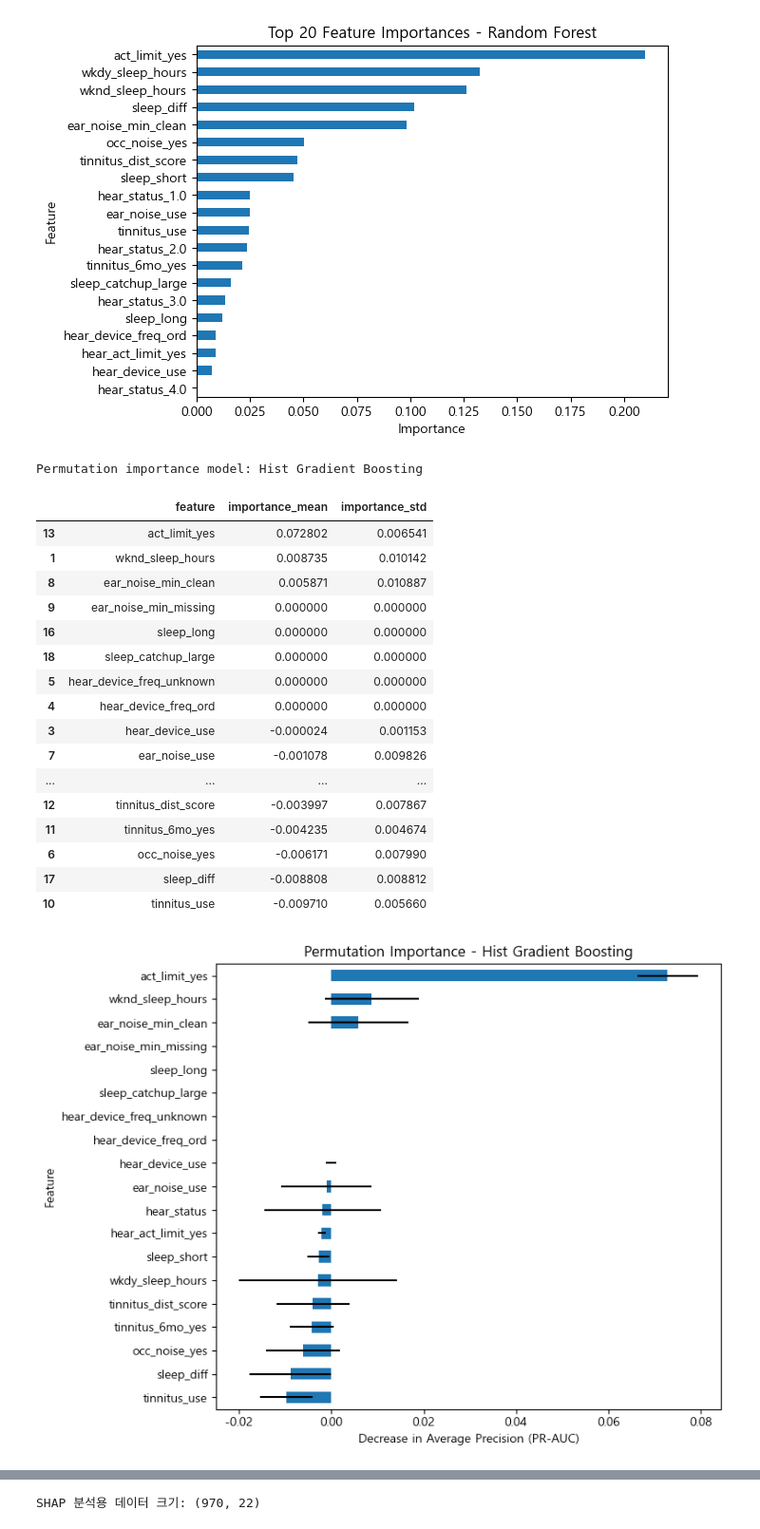
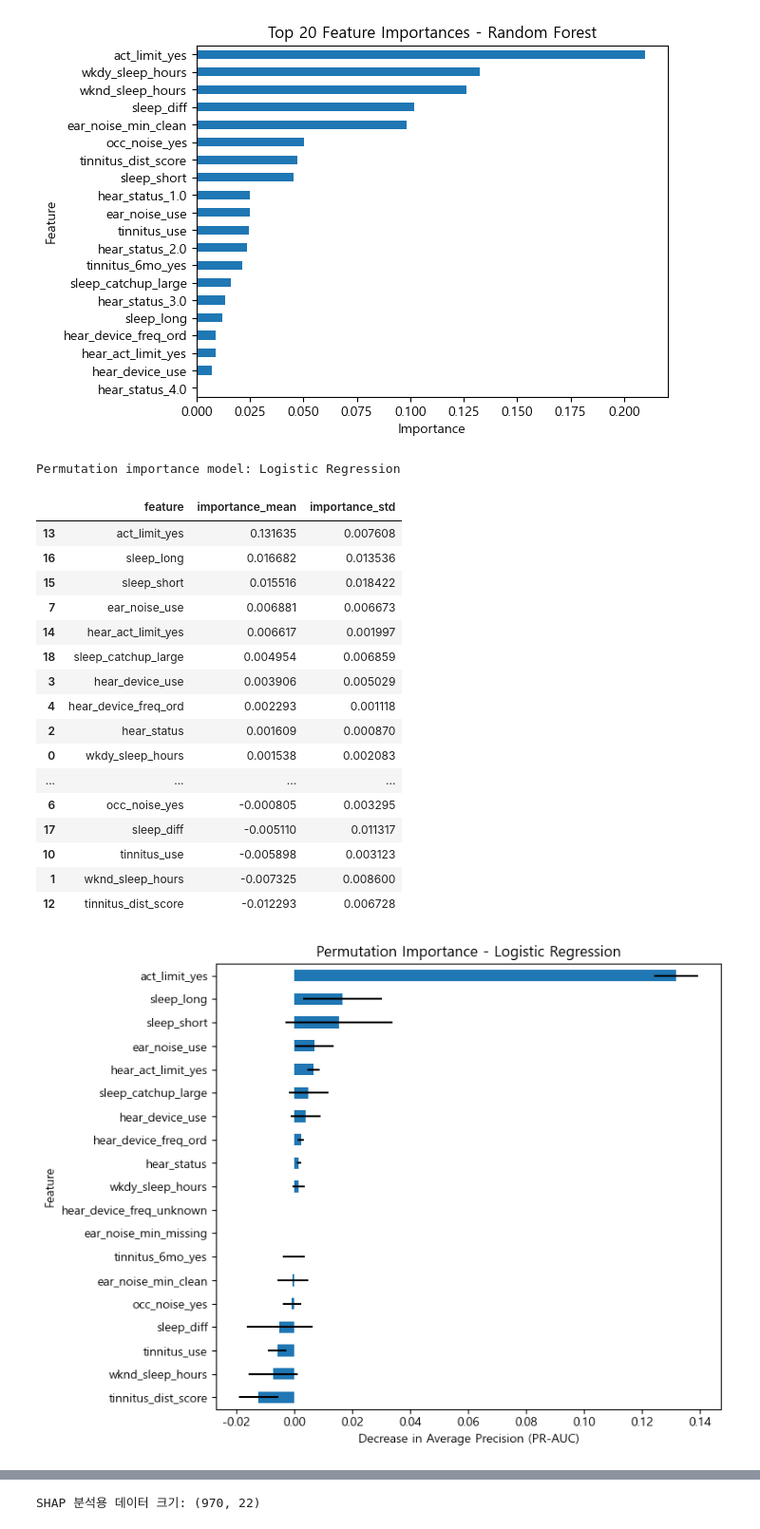
Before and after one commit to 2026-1st/Team-5, a Jupyter notebook: Team5_KNHANES2022_Project.ipynb, the cells around one changed output, grey strips where cells are left out. Shown at 95% size. Cells and saved outputs as stored; diff of their text form; code cells hidden in the pictures.

```diff
--- a/Team5_KNHANES2022_Project.ipynb
+++ b/Team5_KNHANES2022_Project.ipynb
@@ -1596,11 +1631,11 @@ for name, pipe in pipelines.items():
     })
 
 results_df = pd.DataFrame(results).sort_values(
-    ["Recall", "F2", "PR-AUC"],
+    ["F2"],
     ascending=False,
 )
 
-print("=== 기본 threshold 기준 모델 성능 비교 (정렬 기준: Recall → F2 → PR-AUC) ===")
-print("※ 본 프로젝트는 1=우울 위험군을 조기에 선별하는 목적이므로 Accuracy보다 Recall/F2/PR-AUC를 우선 해석")
+print("=== 기본 threshold 기준 모델 성능 비교 (정렬 기준: F2) ===")
+print("※ 본 프로젝트는 1=우울 위험군을 조기에 선별하는 목적이므로 Accuracy보다 F2/Recall/PR-AUC를 우선 해석")
 display(results_df)
 # %% [output]
@@ -1678,26 +1650,0 @@ display(threshold_df.sort_values(["f2"], ascending=False).head())
-# %%
-# +추가본: F2-score 기준 threshold 선택
-# F2-score는 Recall에 더 큰 가중치를 주지만, Precision도 함께 반영하는 보조 기준입니다.
-# 단, 최종 조기 선별 기준은 다음 셀의 target_recall 기반 threshold를 우선합니다.
-
-best_f2_threshold_row = threshold_df.loc[threshold_df["f2"].idxmax()]
-best_f2_threshold = best_f2_threshold_row["threshold"]
-
-print("=== F2-score 기준 최적 threshold (보조 기준) ===")
-display(best_f2_threshold_row)
-
-# F2 기준 threshold 적용
-y_pred_log_f2 = (y_proba_log >= best_f2_threshold).astype(int)
-
-print()
-print(f"Model: {threshold_model_name}")
-print(f"Best threshold by F2: {best_f2_threshold}")
-print(classification_report(y_test, y_pred_log_f2, zero_division=0))
-
-# 시각화용 Confusion Matrix는 양성 클래스(우울 위험군=1)를 왼쪽 위에 배치
-# 행: 실제값, 열: 예측값 / 왼쪽 위 = TP(실제 우울 위험군을 우울 위험군으로 예측)
-cm = confusion_matrix(y_test, y_pred_log_f2, labels=[1, 0])
-disp = ConfusionMatrixDisplay(confusion_matrix=cm, display_labels=["우울 위험군(1)", "비위험군(0)"])
-disp.plot()
-plt.title(f"{threshold_model_name} Confusion Matrix - F2 threshold={best_f2_threshold}")
-plt.show()
@@ -2217,8 +2317,12 @@ if hasattr(rf_model, "feature_importances_"):
 
 from sklearn.inspection import permutation_importance
 
-if "best_screening_by_model" in globals() and len(best_screening_by_model) > 0:
-    best_model_name = best_screening_by_model.iloc[0]["model"]
+# 기본 해석 모델은 F2-score 최상위 모델로 설정한다.
+# 조기 선별 모델 해석이 필요한 경우 best_model_name을 early_screening_model_name으로 변경하여 실행할 수 있다.
+if "final_f2_model_name" in globals():
+    best_model_name = final_f2_model_name
+elif "final_model_name" in globals():
+    best_model_name = final_model_name
 else:
     best_model_name = results_df.iloc[0]["model"]
 
@@ -2232,48 +2336,48 @@ perm_result = permutation_importance(
     y_test,
     n_repeats=10,
     random_state=RANDOM_STATE,
     scoring="average_precision",
     # n_jobs=-1
 )
 
 perm_importance = pd.DataFrame({
     "feature": X_test.columns,
     "importance_mean": perm_result.importances_mean,
     "importance_std": perm_result.importances_std
 }).sort_values("importance_mean", ascending=False)
 
 display(perm_importance)
 
 ax = perm_importance.sort_values("importance_mean").plot(
     kind="barh",
     x="feature",
     y="importance_mean",
     xerr="importance_std",
     legend=False,
     figsize=(8, 6)
 )
 ax.set_title(f"Permutation Importance - {best_model_name}")
 ax.set_xlabel("Decrease in Average Precision (PR-AUC)")
 ax.set_ylabel("Feature")
 plt.tight_layout()
 # %% [output]
-Permutation importance model: Hist Gradient Boosting
+Permutation importance model: Logistic Regression
 |  | feature | importance_mean | importance_std |
-| 13 | act_limit_yes | 0.072802 | 0.006541 |
-| 1 | wknd_sleep_hours | 0.008735 | 0.010142 |
-| 8 | ear_noise_min_clean | 0.005871 | 0.010887 |
-| 9 | ear_noise_min_missing | 0.000000 | 0.000000 |
-| 16 | sleep_long | 0.000000 | 0.000000 |
-| 18 | sleep_catchup_large | 0.000000 | 0.000000 |
-| 5 | hear_device_freq_unknown | 0.000000 | 0.000000 |
-| 4 | hear_device_freq_ord | 0.000000 | 0.000000 |
-| 3 | hear_device_use | -0.000024 | 0.001153 |
-| 7 | ear_noise_use | -0.001078 | 0.009826 |
+| 13 | act_limit_yes | 0.131635 | 0.007608 |
+| 16 | sleep_long | 0.016682 | 0.013536 |
+| 15 | sleep_short | 0.015516 | 0.018422 |
+| 7 | ear_noise_use | 0.006881 | 0.006673 |
+| 14 | hear_act_limit_yes | 0.006617 | 0.001997 |
+| 18 | sleep_catchup_large | 0.004954 | 0.006859 |
+| 3 | hear_device_use | 0.003906 | 0.005029 |
+| 4 | hear_device_freq_ord | 0.002293 | 0.001118 |
+| 2 | hear_status | 0.001609 | 0.000870 |
+| 0 | wkdy_sleep_hours | 0.001538 | 0.002083 |
 | ... | ... | ... | ... |
-| 12 | tinnitus_dist_score | -0.003997 | 0.007867 |
-| 11 | tinnitus_6mo_yes | -0.004235 | 0.004674 |
-| 6 | occ_noise_yes | -0.006171 | 0.007990 |
-| 17 | sleep_diff | -0.008808 | 0.008812 |
-| 10 | tinnitus_use | -0.009710 | 0.005660 |
+| 6 | occ_noise_yes | -0.000805 | 0.003295 |
+| 17 | sleep_diff | -0.005110 | 0.011317 |
+| 10 | tinnitus_use | -0.005898 | 0.003123 |
+| 1 | wknd_sleep_hours | -0.007325 | 0.008600 |
+| 12 | tinnitus_dist_score | -0.012293 | 0.006728 |
-[figure, old version]
+[figure, new version]
 # %% [markdown]
```
Also changed, not shown: parts of 59 cells of this notebook, 6 other files.
